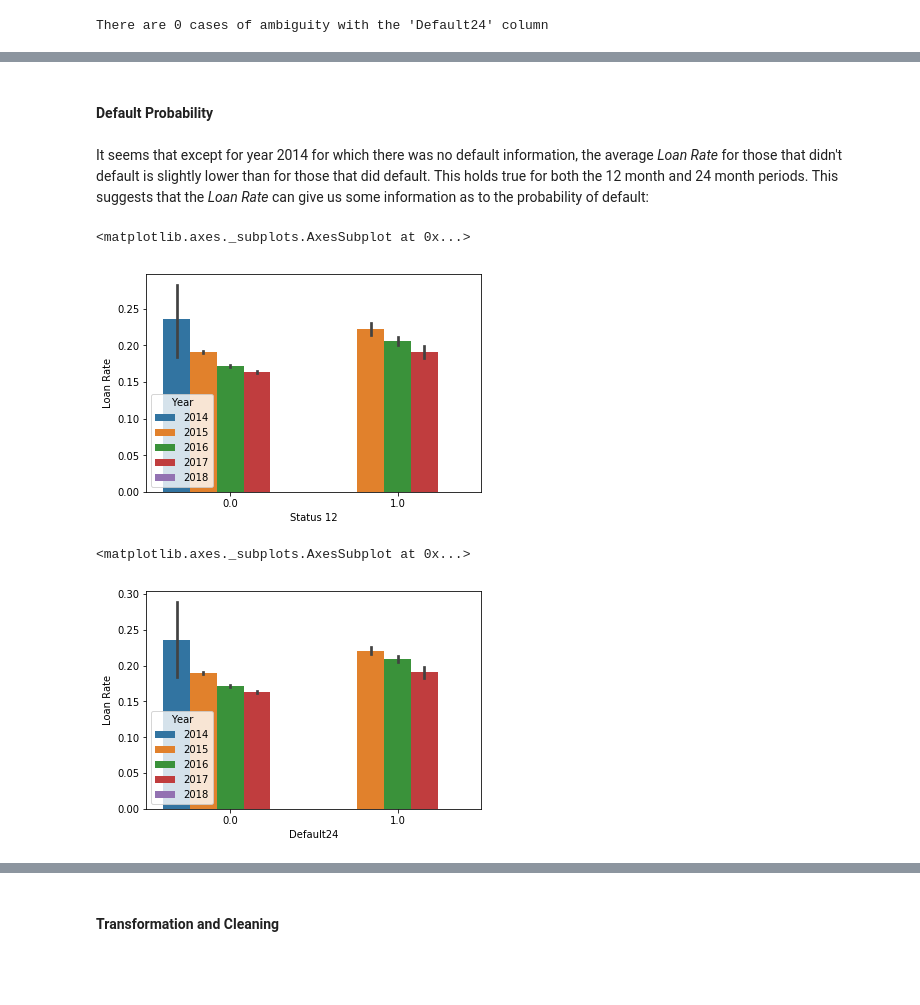
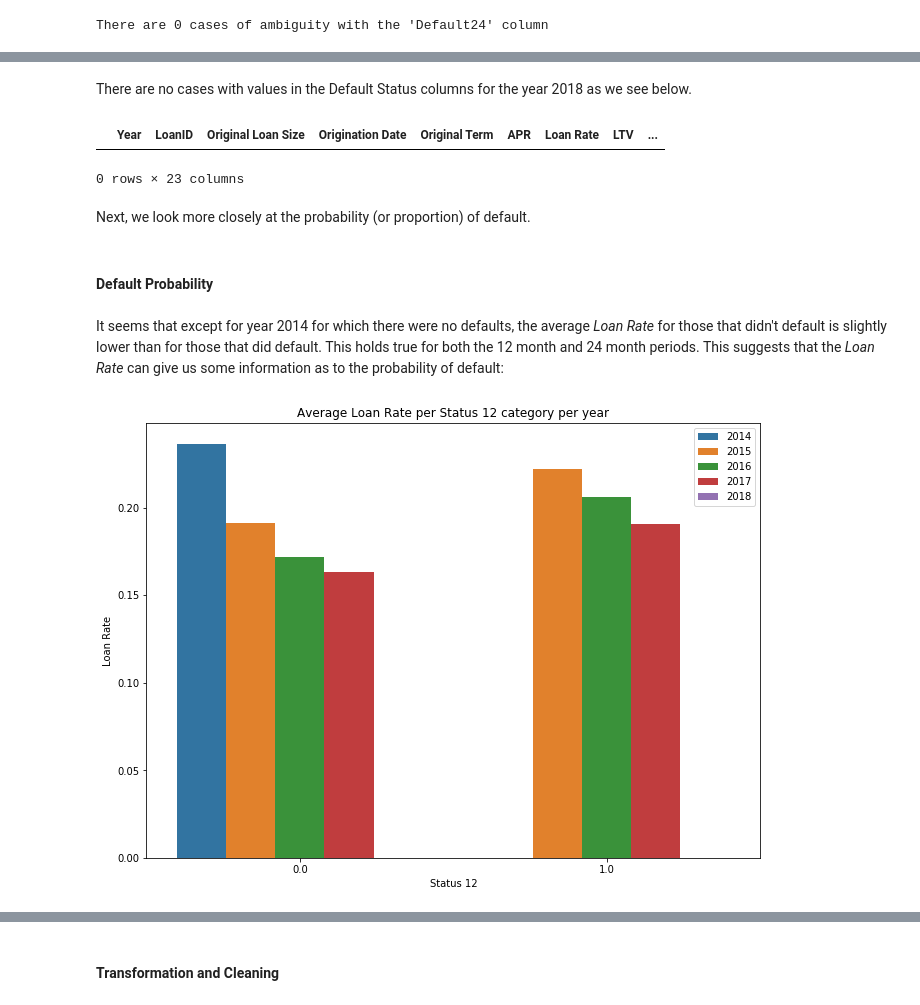
Before and after one commit to TanselArif-21/MLApplications, a Jupyter notebook: Consumer Loans/Consumer Loans.ipynb, the cells around one changed output, grey strips where cells are left out. Cells and saved outputs as stored; diff of their text form; code cells hidden in the pictures; blank space fills up the shorter version.

```diff
--- a/Consumer Loans/Consumer Loans.ipynb
+++ b/Consumer Loans/Consumer Loans.ipynb
@@ -153,15 +187,32 @@ sns.countplot(x="Default24",hue='Year',data=MergedData)
+# %% [markdown]
+There are no cases with values in the Default Status columns for the year 2018 as we see below.
+# %%
+MergedData[(MergedData['Status 12'].apply(lambda x: not np.isnan(x))) & (MergedData['Year'] == 2018)]
+# %% [output]
+|  | Year | LoanID | Original Loan Size | Origination Date | Original Term | APR | Loan Rate | LTV | ... |
+0 rows × 23 columns
+# %% [markdown]
+Next, we look more closely at the probability (or proportion) of default.
 # %% [markdown]
 #### Default Probability
 # %% [markdown]
-It seems that except for year 2014 for which there was no default information, the average *Loan Rate* for those that didn't default is slightly lower than for those that did default. This holds true for both the 12 month and 24 month periods. This suggests that the *Loan Rate* can give us some information as to the probability of default:
+It seems that except for year 2014 for which there were no defaults, the average *Loan Rate* for those that didn't default is slightly lower than for those that did default. This holds true for both the 12 month and 24 month periods. This suggests that the *Loan Rate* can give us some information as to the probability of default:
 # %%
 # ACTION: Add loan rate to the model parameters
-sns.barplot(x="Status 12",y='Loan Rate',hue='Year',data=MergedData)
+
+# Get the figure and axis handles
+fig, ax = plt.subplots()
+
+# Set the title
+ax.set_title('Average Loan Rate per Status 12 category per year')
+
+# Countplot
+sns.barplot(x="Status 12",y='Loan Rate',hue='Year',data=MergedData,ci=0)
+
+# Set the legend location
+ax.legend(loc=1)
+
+# Set figure size
+fig.set_size_inches(11, 8)
 # %% [output]
-<matplotlib.axes._subplots.AxesSubplot at 0x...>
-[figure, old version]
+[figure, new version]
-# %%
-sns.barplot(x="Default24",y='Loan Rate',hue='Year',data=MergedData)
-# %% [output]
-<matplotlib.axes._subplots.AxesSubplot at 0x...>
-[figure, removed]
```
Also changed, not shown: parts of 152 cells of this notebook, 22 other files.
